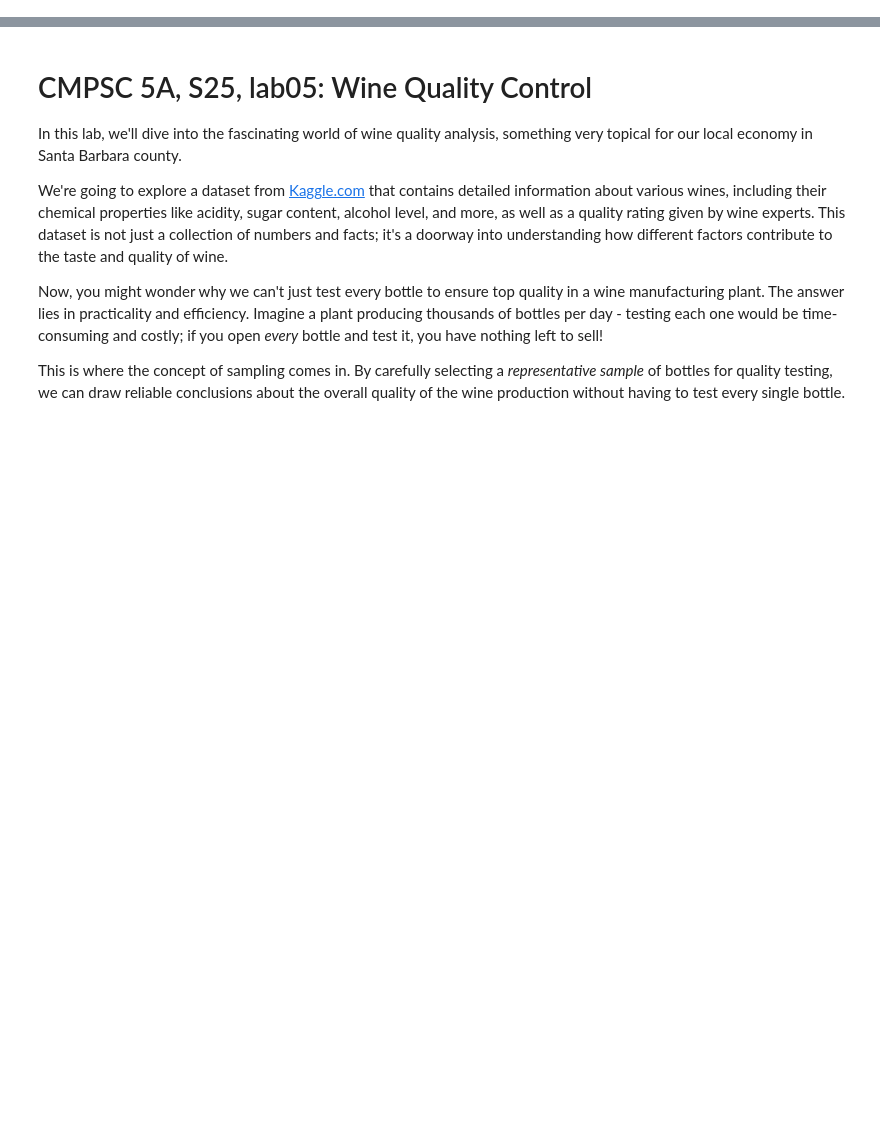
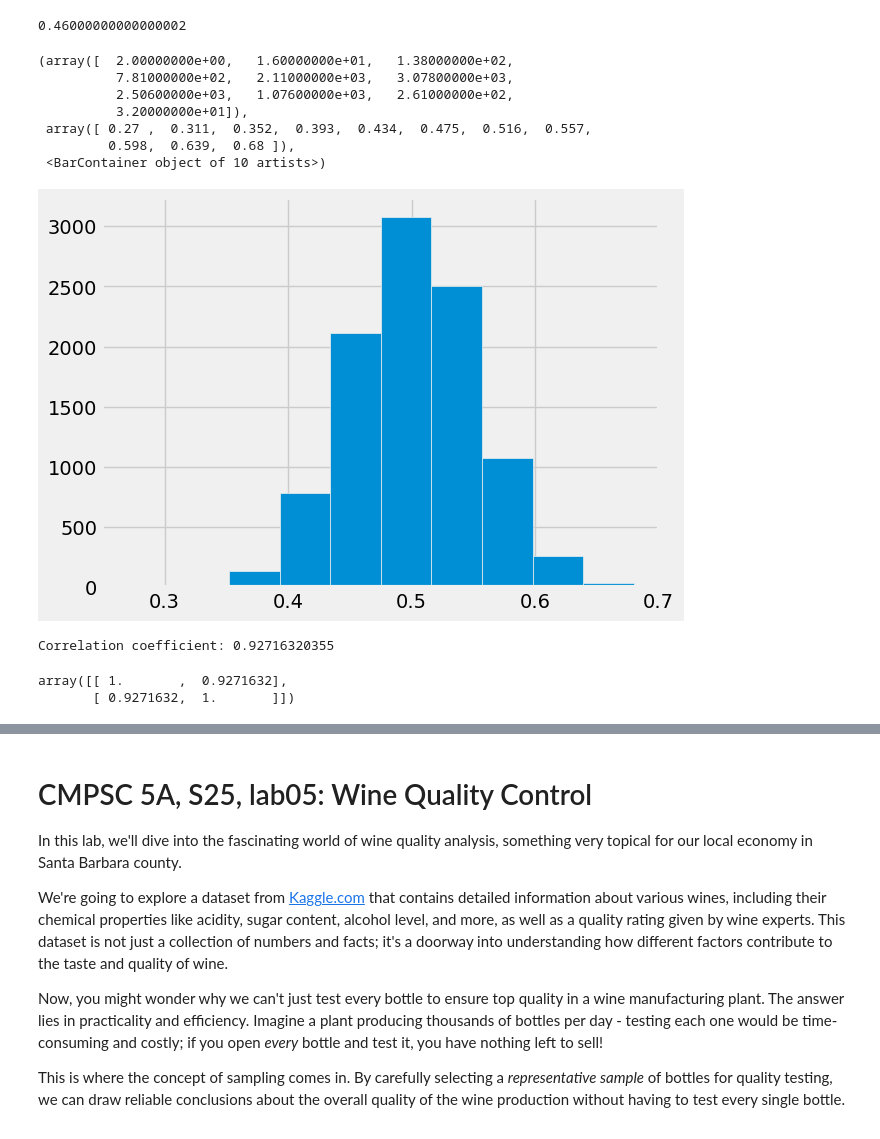
Before and after one commit to ucsb-ds/cmpsc5a-s25-students, a Jupyter notebook: labs/lab05/lab05.ipynb, the cells around one changed output, grey strips where cells are left out. Drawn from its saved outputs; the diff is of its cells as text; code cells hidden in the pictures; blank space fills up the shorter version.

```diff
--- a/labs/lab05/lab05.ipynb
+++ b/labs/lab05/lab05.ipynb
@@ -10,3 +10,24 @@ import matplotlib.pyplot as plots
 plots.style.use('fivethirtyeight')
 
 from IPython.display import display, Image
+# %%
+flips = np.random.choice([0, 1], size=100)  # 0 = tails, 1 = heads
+np.mean(flips)
+# %% [output]
+0.46000000000000002
+# %%
+temp = []
+for i in range(10000):
+    flips = np.random.choice([0, 1], size=100)  # 0 = tails, 1 = heads
+    temp.append(np.mean(flips))
+# %%
+plt.hist(temp)
+# %% [output]
+(array([  2.00000000e+00,   1.60000000e+01,   1.38000000e+02,
+          7.81000000e+02,   2.11000000e+03,   3.07800000e+03,
+          2.50600000e+03,   1.07600000e+03,   2.61000000e+02,
+          3.20000000e+01]),
+ array([ 0.27 ,  0.311,  0.352,  0.393,  0.434,  0.475,  0.516,  0.557,
+         0.598,  0.639,  0.68 ]),
+ <BarContainer object of 10 artists>)
+[figure, added]
@@ -12,0 +44,15 @@ from IPython.display import display, Image
+# %%
+# Simulated data: study time (in hours) and exam scores (out of 100)
+study_time = np.random.normal(loc=5, scale=2, size=100)
+exam_scores = 5 * study_time + np.random.normal(loc=0, scale=5, size=100)
+
+# Correlation coefficient
+corr_matrix = np.corrcoef(study_time, exam_scores)
+print("Correlation coefficient:", corr_matrix[0, 1])
+# %% [output]
+Correlation coefficient: 0.92716320355
+# %%
+corr_matrix
+# %% [output]
+array([[ 1.       ,  0.9271632],
+       [ 0.9271632,  1.       ]])
```
Also changed, not shown: parts of 8 cells of this notebook.
